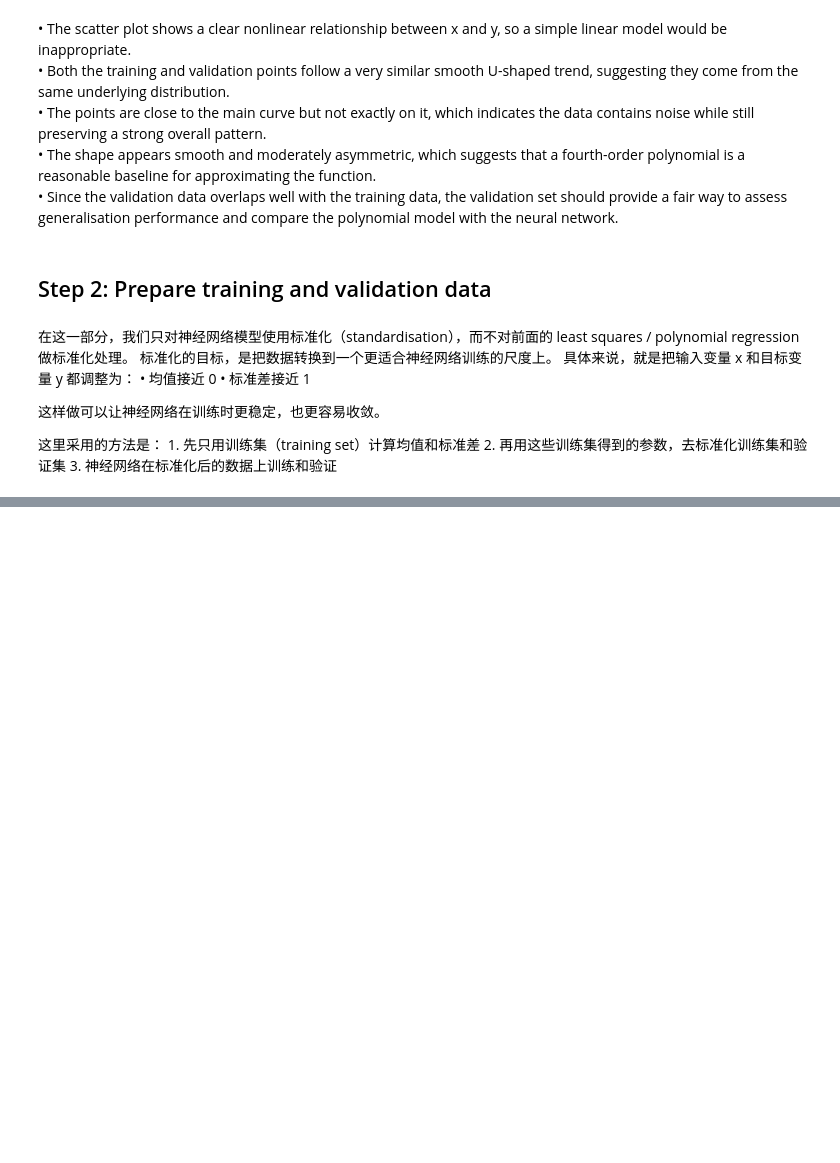
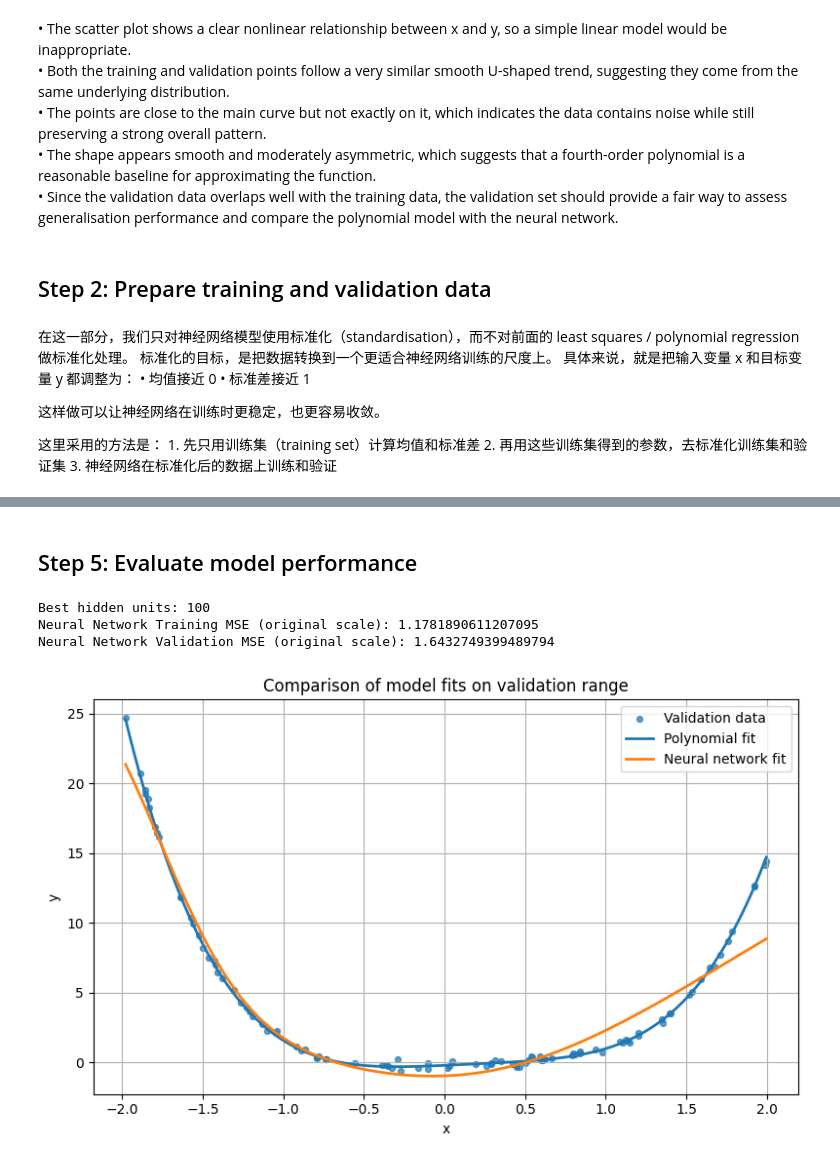
Before and after one commit to zvrv6256-uol/2603-individual-project, a Jupyter notebook: draft code.ipynb, the cells around one changed output, grey strips where cells are left out. Saved outputs shown, nothing was run; the diff lists cells and outputs as text; code cells hidden in the pictures; blank space fills up the shorter version.

```diff
--- a/draft code.ipynb
+++ b/draft code.ipynb
@@ -115,0 +305,52 @@ y_val_scaled = (y_val - y_mean) / y_std #tandardises validation targets similarl
+# %% [markdown]
+## Step 5: Evaluate model performance
+# %%
+W1_best, b1_best, W2_best, b2_best = best_parameters
+
+def unscale_y(y_scaled, y_mean, y_std):
+    return y_scaled * y_std + y_mean
+
+# Neural network predictions on scaled data
+y_train_pred_nn_scaled, _ = forward_regression(x_train_scaled, W1_best, b1_best, W2_best, b2_best)
+y_val_pred_nn_scaled, _ = forward_regression(x_val_scaled, W1_best, b1_best, W2_best, b2_best)
+
+# Convert predictions back to the original scale
+y_train_pred_nn = unscale_y(y_train_pred_nn_scaled, y_mean, y_std)
+y_val_pred_nn = unscale_y(y_val_pred_nn_scaled, y_mean, y_std)
+
+# Compute MSE on the original scale
+nn_train_mse = mse(y_train, y_train_pred_nn)
+nn_val_mse = mse(y_val, y_val_pred_nn)
+
+print("Best hidden units:", best_hidden_units)
+print("Neural Network Training MSE (original scale):", nn_train_mse)
+print("Neural Network Validation MSE (original scale):", nn_val_mse)
+# %% [output]
+Best hidden units: 100
+Neural Network Training MSE (original scale): 1.1781890611207095
+Neural Network Validation MSE (original scale): 1.6432749399489794
+# %%
+x_grid = np.linspace(min(train_df['x'].min(), val_df['x'].min()),
+                     max(train_df['x'].max(), val_df['x'].max()), 400).reshape(-1, 1)
+
+# Polynomial predictions on the original scale
+y_grid_poly = build_polynomial_features(x_grid, degree=4) @ poly_coefficients
+
+# Neural network predictions: predict in scaled space, then convert back
+x_grid_scaled = (x_grid - x_mean) / x_std
+y_grid_nn_scaled, _ = forward_regression(x_grid_scaled, W1_best, b1_best, W2_best, b2_best)
+y_grid_nn = unscale_y(y_grid_nn_scaled, y_mean, y_std)
+
+plt.figure(figsize=(8, 5))
+plt.scatter(x_val, y_val, s=18, alpha=0.7, label='Validation data')
+plt.plot(x_grid, y_grid_poly, linewidth=2, label='Polynomial fit')
+plt.plot(x_grid, y_grid_nn, linewidth=2, label='Neural network fit')
+plt.xlabel('x')
+plt.ylabel('y')
+plt.title('Comparison of model fits on validation range')
+plt.legend()
+plt.grid(True)
+plt.tight_layout()
+plt.show()
+# %% [output]
+[figure, added]
```
Also changed, not shown: parts of 11 cells of this notebook.
